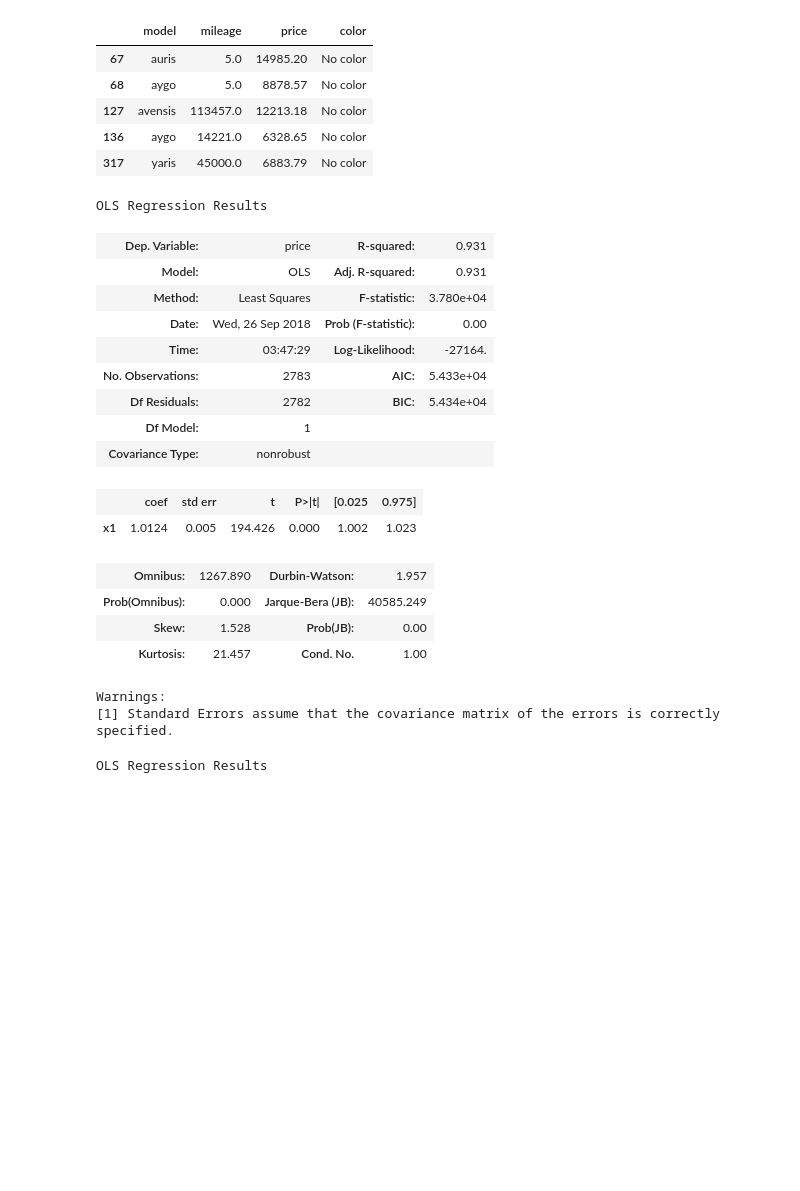
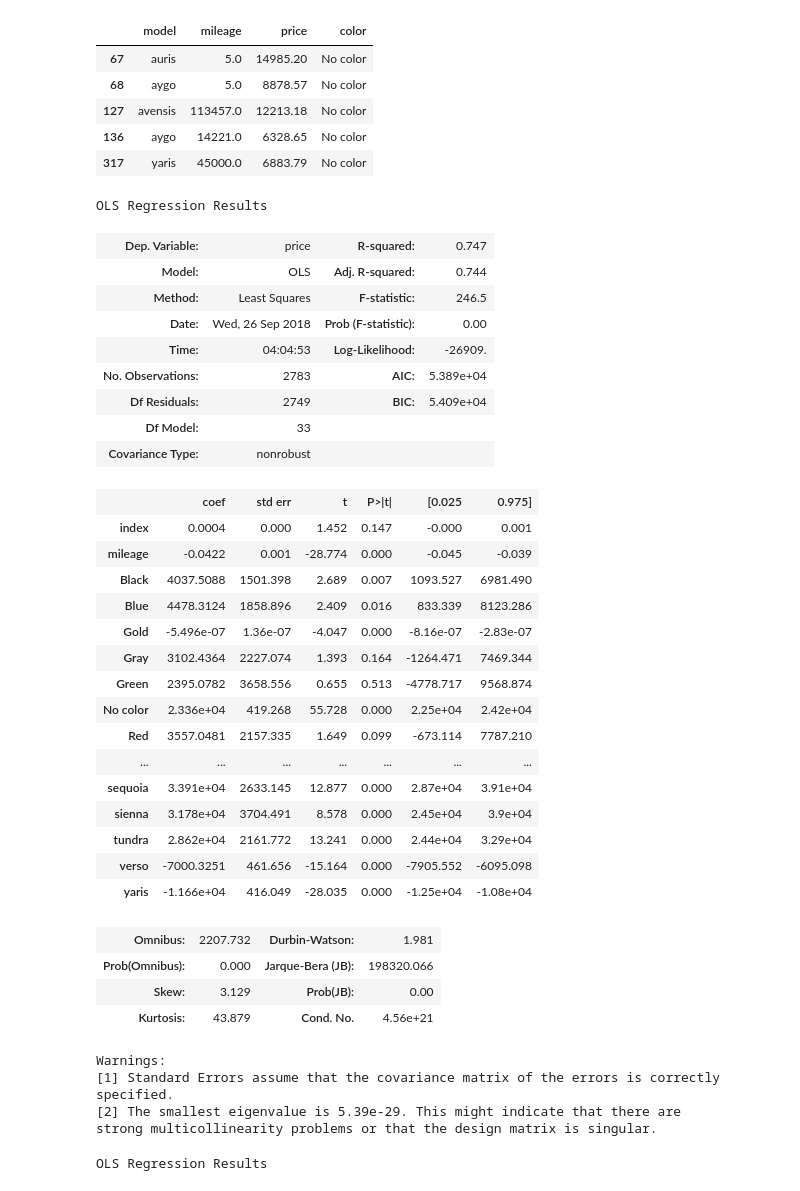
Before and after one commit to Supreethamg/CMPE257_ML, a Jupyter notebook: Linear Regression/cars_analysis_assignment_3.ipynb, the cells around one changed output. Drawn from its saved outputs; the diff is of its cells as text; code cells hidden in the pictures; blank space fills up the shorter version.

```diff
--- a/Linear Regression/cars_analysis_assignment_3.ipynb
+++ b/Linear Regression/cars_analysis_assignment_3.ipynb
@@ -404,44 +420,60 @@ data1_latent.head()
 # %%
 #With color:
 one_hot_encode_model = pd.get_dummies(data1_latent['model'])
 one_hot_encode_color = pd.get_dummies(data1_latent['color'])
 
 data3_df = pd.concat([data1_latent, one_hot_encode_color, one_hot_encode_model], axis=1)
 
 data3_df = data3_df.reset_index()
 X_temp = data3_df.loc[:, data3_df.columns != 'price']
 X_temp = X_temp.loc[:, X_temp.columns != 'model']
 X_temp = X_temp.loc[:, X_temp.columns != 'color']
 
 
 X = X_temp
 Y = data3_df['price']
 X_train, X_test, Y_train, Y_test  = train_test_split(X, Y , test_size = 0.3)
 lm.fit(X_train, Y_train)
 Y_pred = lm.predict(X_test)
 
-model = sm.OLS(Y_test,Y_pred)
+model = sm.OLS(Y_test,X_test)
 result = model.fit()
 result.summary()
 # %% [output]
 OLS Regression Results
-| Dep. Variable: | price | R-squared: | 0.931 |
-| Model: | OLS | Adj. R-squared: | 0.931 |
-| Method: | Least Squares | F-statistic: | 3.780e+04 |
+| Dep. Variable: | price | R-squared: | 0.747 |
+| Model: | OLS | Adj. R-squared: | 0.744 |
+| Method: | Least Squares | F-statistic: | 246.5 |
 | Date: | Wed, 26 Sep 2018 | Prob (F-statistic): | 0.00 |
-| Time: | 03:47:29 | Log-Likelihood: | -27164. |
-| No. Observations: | 2783 | AIC: | 5.433e+04 |
-| Df Residuals: | 2782 | BIC: | 5.434e+04 |
-| Df Model: | 1 |  |  |
+| Time: | 04:04:53 | Log-Likelihood: | -26909. |
+| No. Observations: | 2783 | AIC: | 5.389e+04 |
+| Df Residuals: | 2749 | BIC: | 5.409e+04 |
+| Df Model: | 33 |  |  |
 | Covariance Type: | nonrobust |  |  |
 |  | coef | std err | t | P>|t| | [0.025 | 0.975] |
-| x1 | 1.0124 | 0.005 | 194.426 | 0.000 | 1.002 | 1.023 |
+| index | 0.0004 | 0.000 | 1.452 | 0.147 | -0.000 | 0.001 |
+| mileage | -0.0422 | 0.001 | -28.774 | 0.000 | -0.045 | -0.039 |
+| Black | 4037.5088 | 1501.398 | 2.689 | 0.007 | 1093.527 | 6981.490 |
+| Blue | 4478.3124 | 1858.896 | 2.409 | 0.016 | 833.339 | 8123.286 |
+| Gold | -5.496e-07 | 1.36e-07 | -4.047 | 0.000 | -8.16e-07 | -2.83e-07 |
+| Gray | 3102.4364 | 2227.074 | 1.393 | 0.164 | -1264.471 | 7469.344 |
+| Green | 2395.0782 | 3658.556 | 0.655 | 0.513 | -4778.717 | 9568.874 |
+| No color | 2.336e+04 | 419.268 | 55.728 | 0.000 | 2.25e+04 | 2.42e+04 |
+| Red | 3557.0481 | 2157.335 | 1.649 | 0.099 | -673.114 | 7787.210 |
+| ... | ... | ... | ... | ... | ... | ... |
+| sequoia | 3.391e+04 | 2633.145 | 12.877 | 0.000 | 2.87e+04 | 3.91e+04 |
+| sienna | 3.178e+04 | 3704.491 | 8.578 | 0.000 | 2.45e+04 | 3.9e+04 |
+| tundra | 2.862e+04 | 2161.772 | 13.241 | 0.000 | 2.44e+04 | 3.29e+04 |
+| verso | -7000.3251 | 461.656 | -15.164 | 0.000 | -7905.552 | -6095.098 |
+| yaris | -1.166e+04 | 416.049 | -28.035 | 0.000 | -1.25e+04 | -1.08e+04 |
-| Omnibus: | 1267.890 | Durbin-Watson: | 1.957 |
-| Prob(Omnibus): | 0.000 | Jarque-Bera (JB): | 40585.249 |
-| Skew: | 1.528 | Prob(JB): | 0.00 |
-| Kurtosis: | 21.457 | Cond. No. | 1.00 |
+| Omnibus: | 2207.732 | Durbin-Watson: | 1.981 |
+| Prob(Omnibus): | 0.000 | Jarque-Bera (JB): | 198320.066 |
+| Skew: | 3.129 | Prob(JB): | 0.00 |
+| Kurtosis: | 43.879 | Cond. No. | 4.56e+21 |
 Warnings:
 [1] Standard Errors assume that the covariance matrix of the errors is correctly specified.
+[2] The smallest eigenvalue is 5.39e-29. This might indicate that there are
+strong multicollinearity problems or that the design matrix is singular.
 # %%
 #Without color
 
```
Also changed, not shown: parts of 3 cells of this notebook.
